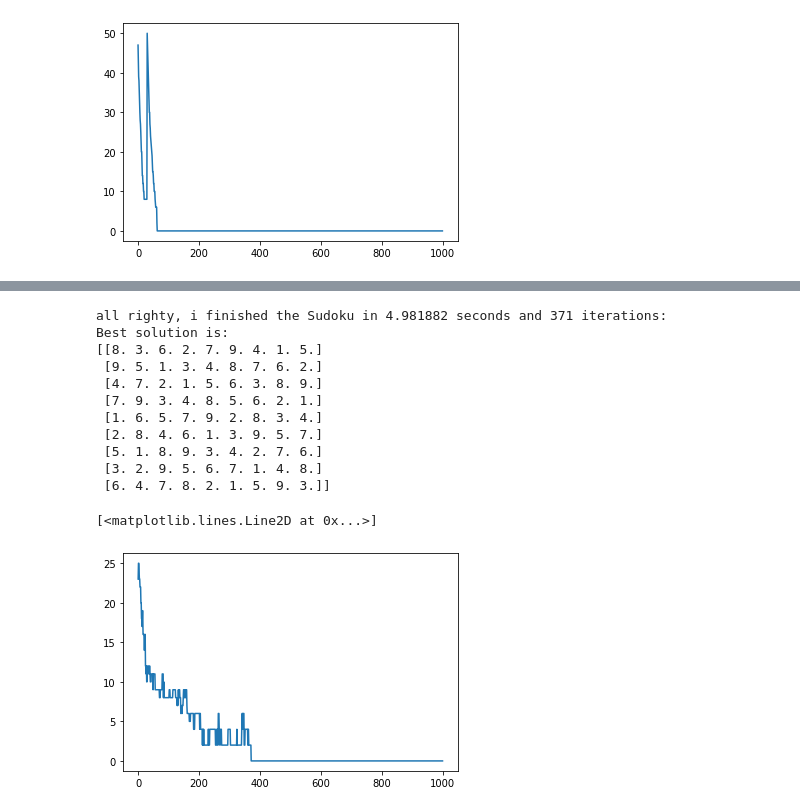
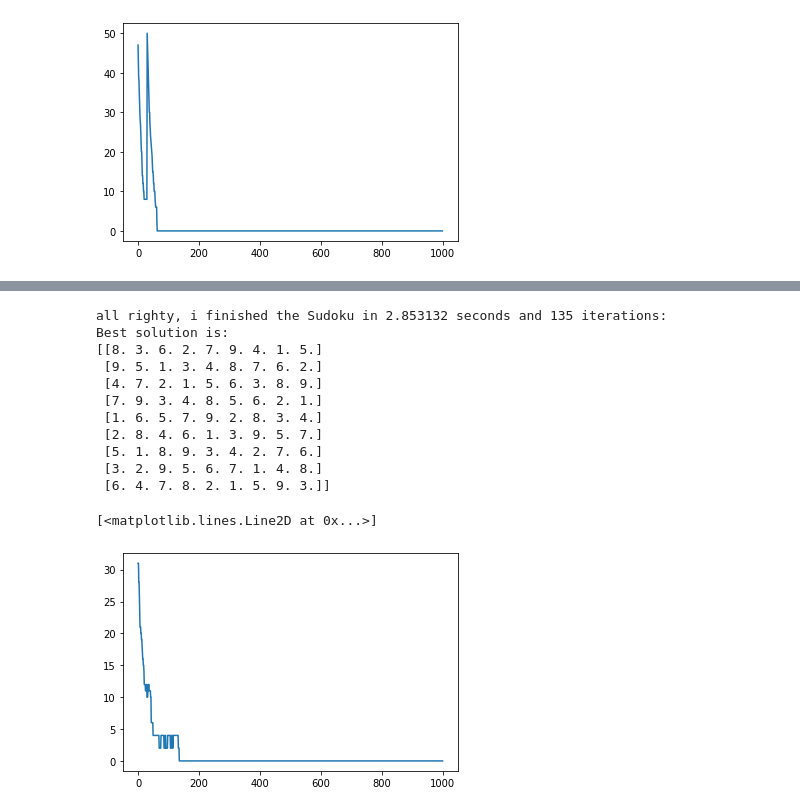
Before and after one commit to ffraile/operations-research-notebooks, a Jupyter notebook: docs/source/MIP/tutorials/sudoku GA.ipynb, the cells around one changed output, grey strips where cells are left out. Drawn from its saved outputs; the diff is of its cells as text; code cells hidden in the pictures.

Commit message:
- Finished Sudoku approach 2

```diff
--- a/docs/source/MIP/tutorials/sudoku GA.ipynb
+++ b/docs/source/MIP/tutorials/sudoku GA.ipynb
@@ -505,10 +532,10 @@ problem_size = digit_count[0]
 # Population size
 population_size = 50
 
-# columns (chromosomes) to pass to next generation
+# columns (chromosomes) to pass to next generation (R_c)
 keep_cols = 8
 
-# maximum number of values to shuffle
+# maximum number of values to shuffle (N-R)
 cells_to_shuffle = 2
 
 # Number of iterations
@@ -522,10 +549,6 @@ reset_it = 100
 
 # The missing values are going to be 9 - the count of digits, the zeros can be ignored:
 missing_count = 9 - digit_count
-
-
-
-
 
 def get_missing_per_column(column):
     column_count = np.bincount(column)
@@ -580,6 +603,8 @@ genome = np.zeros((population_size, 9, 9))
 
 # Initial missing values in problem
 missing_per_column = get_missing(problem)
+
+
 for k in range(population_size):
 
     #init candidate as problem
@@ -663,11 +688,12 @@ while it < num_iter:
             for j in missing_column_k:
                 # values missing in the original problem
                 candidate_digits_j = missing_per_column[missing_per_column[:, j]>0,j]
-                if len(candidate_digits >= 2):
+                #if we are missing 0 or 1 value in a column, we will also copy it
+                if len(candidate_digits_j >= 2):
                     # reorder the candidate digits
                     np.random.shuffle(candidate_digits_j)
-                    # pick the first two
-                    digits_to_remove = candidate_digits_j[0:2]
+                    # pick at most cells_to_shuffle digits
+                    digits_to_remove = candidate_digits_j[0:min(cells_to_shuffle, len(candidate_digits_j))]
                     # set them to 0
                     np.place(mutation_k[:,j], np.isin(mutation_k[:,j], digits_to_remove), 0)
 
@@ -677,32 +703,32 @@ while it < num_iter:
                     # set the values again
                     np.place(mutation_k[:, j], mutation_k[:, j] == 0, digits_to_remove)
 
 
             mutations[k,:,:] = np.copy(mutation_k)
 
         # copy mutation to genome
         genome = np.copy(mutations)
 
         # We increase the number of iterations
         it+=1
 
 end_time = datetime.now()
 duration = end_time - init_time
 print("all righty, i finished the Sudoku in {0} seconds and {1} iterations: ".format(duration.total_seconds(), it))
 print("Best solution is:")
 print(sol)
 plt.plot(iteration_error)
 # %% [output]
-all righty, i finished the Sudoku in 4.981882 seconds and 371 iterations:
+all righty, i finished the Sudoku in 2.853132 seconds and 135 iterations:
 Best solution is:
 [[8. 3. 6. 2. 7. 9. 4. 1. 5.]
  [9. 5. 1. 3. 4. 8. 7. 6. 2.]
  [4. 7. 2. 1. 5. 6. 3. 8. 9.]
  [7. 9. 3. 4. 8. 5. 6. 2. 1.]
  [1. 6. 5. 7. 9. 2. 8. 3. 4.]
  [2. 8. 4. 6. 1. 3. 9. 5. 7.]
  [5. 1. 8. 9. 3. 4. 2. 7. 6.]
  [3. 2. 9. 5. 6. 7. 1. 4. 8.]
  [6. 4. 7. 8. 2. 1. 5. 9. 3.]]
 [<matplotlib.lines.Line2D at 0x...>]
-[figure, old version]
+[figure, new version]
```
Also changed, not shown: parts of 2 cells of this notebook.
